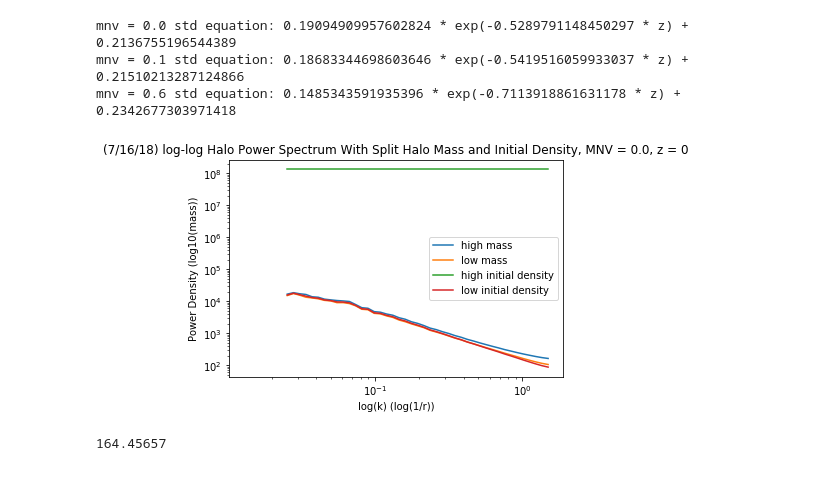
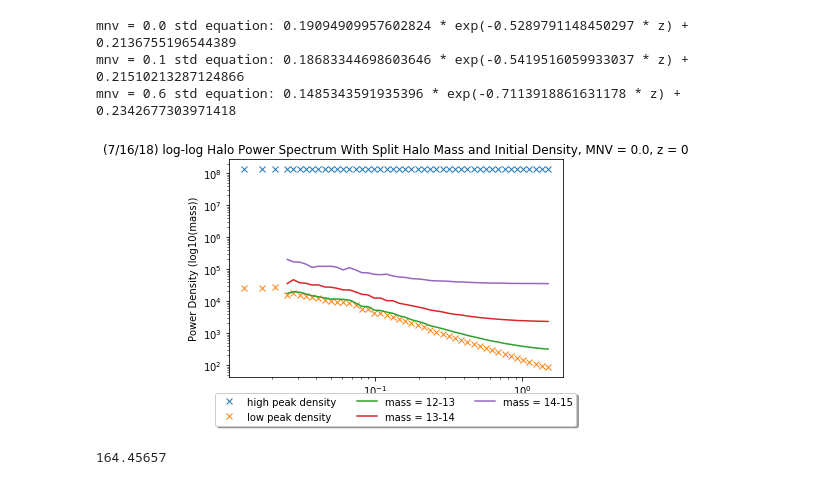
Before and after one commit to may32098/ASTROUSRP_halos_with_neutrinos, a Jupyter notebook: density_separation.ipynb, the cells around one changed output. Cells and saved outputs as stored; diff of their text form; code cells hidden in the pictures.

```diff
--- a/density_separation.ipynb
+++ b/density_separation.ipynb
@@ -290,6 +296,31 @@ def plot_phh_with_mass_init_density(halo_positions, init_density_arr, mass_arr,
     mass_lower_mask = mass_arr < mass_mean
     mass_upper_mask = mass_upper_mask & parents_mask
     mass_lower_mask = mass_lower_mask & parents_mask
+    masses = mass_arr
+    mass_g12_mask = masses >= 12
+    mass_l13_mask = masses < 13
+    mass_12_13_mask = mass_g12_mask & mass_l13_mask
+    mass_12_13_mask = mass_12_13_mask & parents_mask
+
+    mass_g13_mask = masses >= 13
+    mass_l14_mask = masses < 14
+    mass_13_14_mask = mass_g13_mask & mass_l14_mask
+    mass_13_14_mask = mass_13_14_mask & parents_mask
+
+    mass_g14_mask = masses >= 14
+    mass_l15_mask = masses < 15
+    mass_14_15_mask = mass_g14_mask & mass_l15_mask
+    mass_14_15_mask = mass_14_15_mask & parents_mask
+
+    grid_12_13 = gridding(halo_positions[mass_12_13_mask])
+    grid_13_14 = gridding(halo_positions[mass_13_14_mask])
+    grid_14_15 = gridding(halo_positions[mass_14_15_mask])
+
+    k12, p12 = process_ps_grid(grid_12_13)
+    k13, p13 = process_ps_grid(grid_13_14)
+    k14, p14 = process_ps_grid(grid_14_15)
+
+
 
     init_density_upper_mask = init_density_arr >= mass_mean
     init_density_lower_mask = init_density_arr < mass_mean
@@ -306,17 +337,21 @@ def plot_phh_with_mass_init_density(halo_positions, init_density_arr, mass_arr,
     kdu, pdu = process_ps_grid(grid_init_density_upper)
     kdl, pdl = process_ps_grid(grid_init_density_lower)
 
-    plt.plot(kmu, pmu, label = "high mass")
-    plt.plot(kml, pml, label = "low mass")
-    plt.plot(kdu, pdu, label = "high initial density")
-    plt.plot(kdl, pdl, label = "low initial density")
+    #plt.plot(kmu, pmu, label = "high mass")
+    #plt.plot(kml, pml, label = "low mass")
+    plt.plot(kdu, pdu,  "x", label = "high peak density")
+    plt.plot(kdl, pdl, "x", label = "low peak density")
+
+    plt.plot(k12, p12, label = "mass = 12-13")
+    plt.plot(k13, p13, label = "mass = 13-14")
+    plt.plot(k14, p14, label = "mass = 14-15")
 
     plt.title("(7/16/18) log-log Halo Power Spectrum With Split Halo Mass and Initial Density, MNV = 0.0, z = 0")
     plt.xlabel("log(k) (log(1/r))")
     plt.ylabel("Power Density (log10(mass))")
     plt.xscale('log')
     plt.yscale('log')
-    plt.legend()
+    plt.legend(loc='upper center', bbox_to_anchor=(0.5, -0.05),  shadow=True, ncol=3)
     plt.show()
 # %%
 def generate_normal_density_matrix():
@@ -400,9 +435,10 @@ mnv = 0.0 std equation: 0.19094909957602824 * exp(-0.5289791148450297 * z) + 0.2
 mnv = 0.1 std equation: 0.18683344698603646 * exp(-0.5419516059933037 * z) + 0.21510213287124866
 mnv = 0.6 std equation: 0.1485343591935396 * exp(-0.7113918861631178 * z) + 0.2342677303971418
 # %%
+init_density = get_init_density(mass, rs, rvir)
 plot_phh_with_mass_init_density(pos, init_density, mass, PID)
 # %% [output]
-[figure, old version]
+[figure, new version]
 # %%
 print(np.mean(rvir))
 # %% [output]
```
Also changed, not shown: parts of 5 cells of this notebook.
